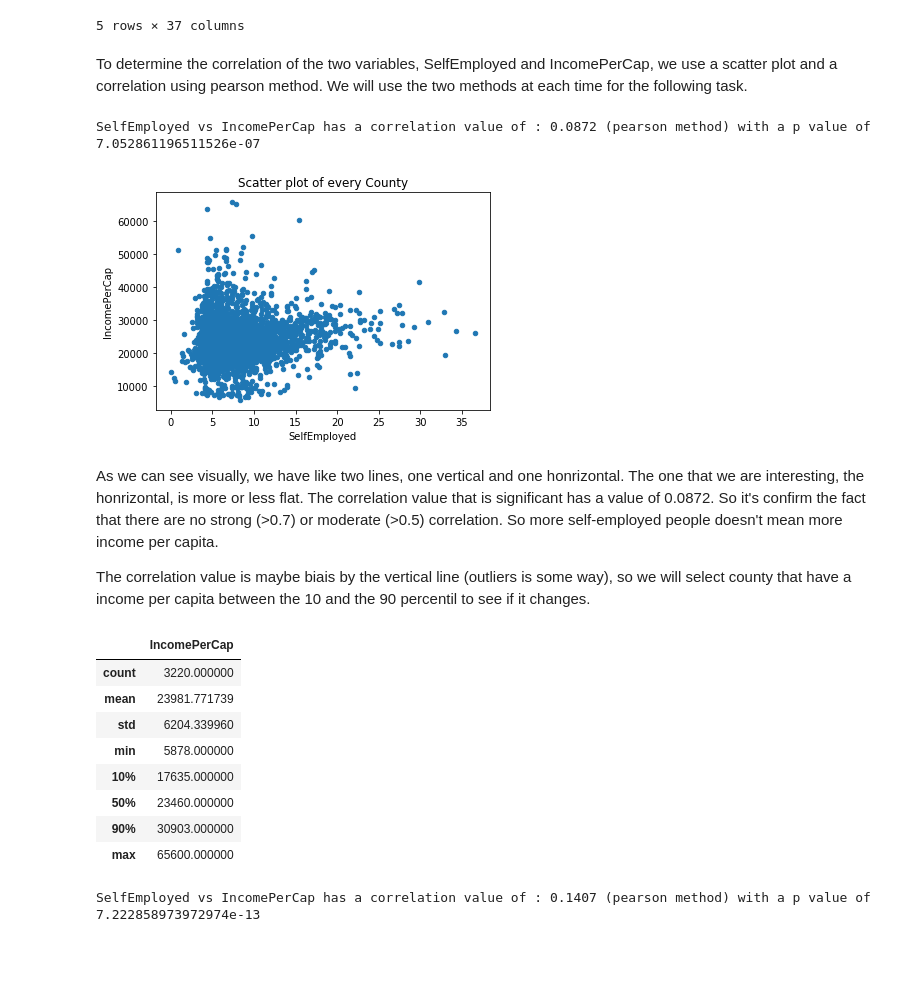
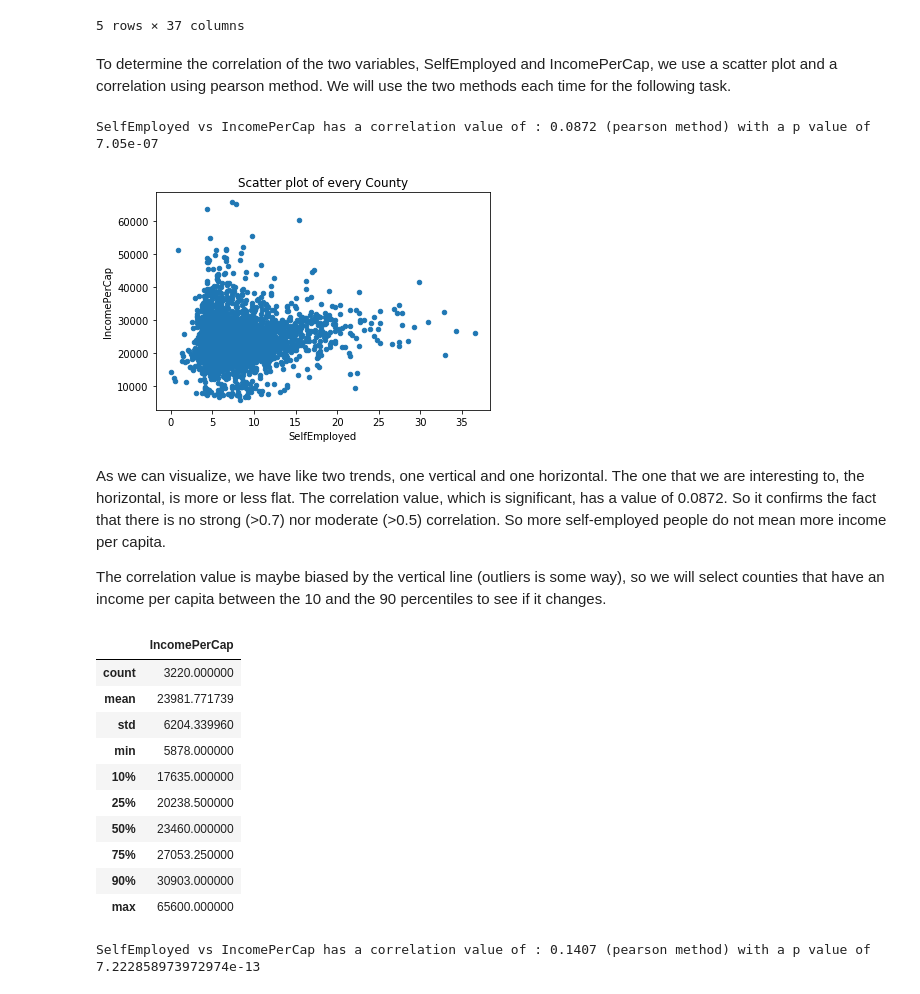
Before and after one commit to vbruttin/ada_homeworks, a Jupyter notebook: Homework4.ipynb, the cells around one changed output. Saved outputs shown, nothing was run; the diff lists cells and outputs as text; code cells hidden in the pictures; blank space fills up the shorter version.

Commit message:
Final We have finish the HW !!!!!!! Great jobs guys

```diff
--- a/Homework4.ipynb
+++ b/Homework4.ipynb
@@ -60,31 +59,33 @@ us_2015.head()
 | 4 | 1009 | Alabama | Blount | 57710 | 28512 | 29198 | 8.6 | 87.9 | 1.5 | 0.3 | ... | ... |
 5 rows × 37 columns
 # %% [markdown]
-To determine the correlation of the two variables, SelfEmployed and IncomePerCap, we use a scatter plot and a correlation using pearson method. We will use the two methods at each time for the following task.
+To determine the correlation of the two variables, SelfEmployed and IncomePerCap, we use a scatter plot and a correlation using pearson method. We will use the two methods each time for the following task.
 # %%
 us_2015.plot.scatter(x = 'SelfEmployed', y = 'IncomePerCap');
 plt.title('Scatter plot of every County');
 
 corr, pval = pearsonr(us_2015['SelfEmployed'], us_2015['IncomePerCap'])
 print("SelfEmployed vs IncomePerCap has a correlation value of : {} (pearson method) with a p value of {}"\
-     .format(str(corr)[:6], pval))
+     .format(str(corr)[:6], round(pval, 9)))
 # %% [output]
-SelfEmployed vs IncomePerCap has a correlation value of : 0.0872 (pearson method) with a p value of 7.052861196511526e-07
+SelfEmployed vs IncomePerCap has a correlation value of : 0.0872 (pearson method) with a p value of 7.05e-07
 [figure]
 # %% [markdown]
-As we can see visually, we have like two lines, one vertical and one honrizontal. The one that we are interesting, the honrizontal, is more or less flat. The correlation value that is significant has a value of 0.0872. So it's confirm the fact that there are no strong (>0.7) or moderate (>0.5) correlation. So more self-employed people doesn't mean more income per capita.
+As we can visualize, we have like two trends, one vertical and one horizontal. The one that we are interesting to, the horizontal, is more or less flat. The correlation value, which is significant, has a value of 0.0872. So it confirms the fact that there is no strong (>0.7) nor moderate (>0.5) correlation. So more self-employed people do not mean more income per capita.
 
-The correlation value is maybe biais by the vertical line (outliers is some way), so we will select county that have a  income per capita between the 10 and the 90 percentil to see if it changes.
+The correlation value is maybe biased by the vertical line (outliers is some way), so we will select counties that have an  income per capita between the 10 and the 90 percentiles to see if it changes.
 # %%
-us_2015[['IncomePerCap']].describe(percentiles = [.1, .5, 0.9])
+us_2015[['IncomePerCap']].describe(percentiles = [.1, .25, .5, .75, .9])
 # %% [output]
 |  | IncomePerCap |
 | count | 3220.000000 |
 | mean | 23981.771739 |
 | std | 6204.339960 |
 | min | 5878.000000 |
 | 10% | 17635.000000 |
+| 25% | 20238.500000 |
 | 50% | 23460.000000 |
+| 75% | 27053.250000 |
 | 90% | 30903.000000 |
 | max | 65600.000000 |
 # %%
```
Also changed, not shown: parts of 30 cells of this notebook.
